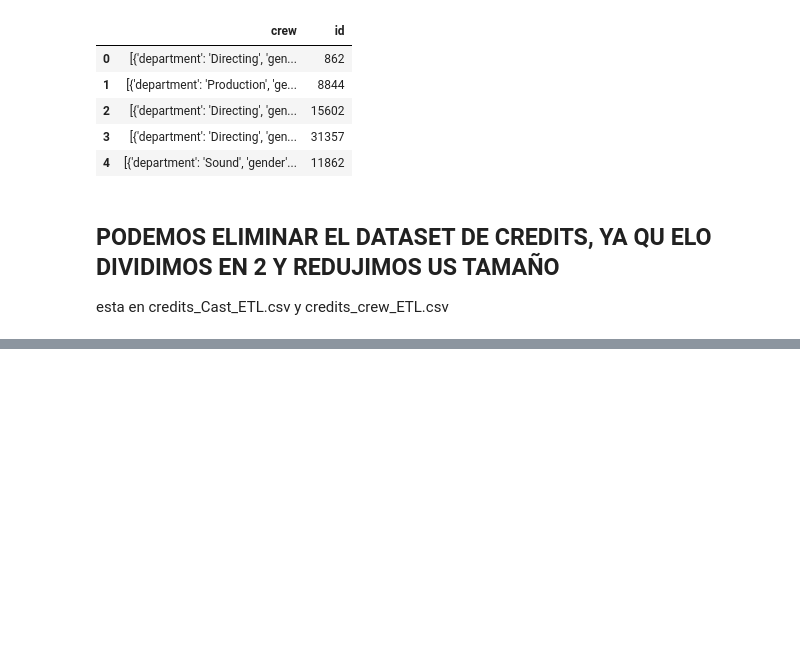
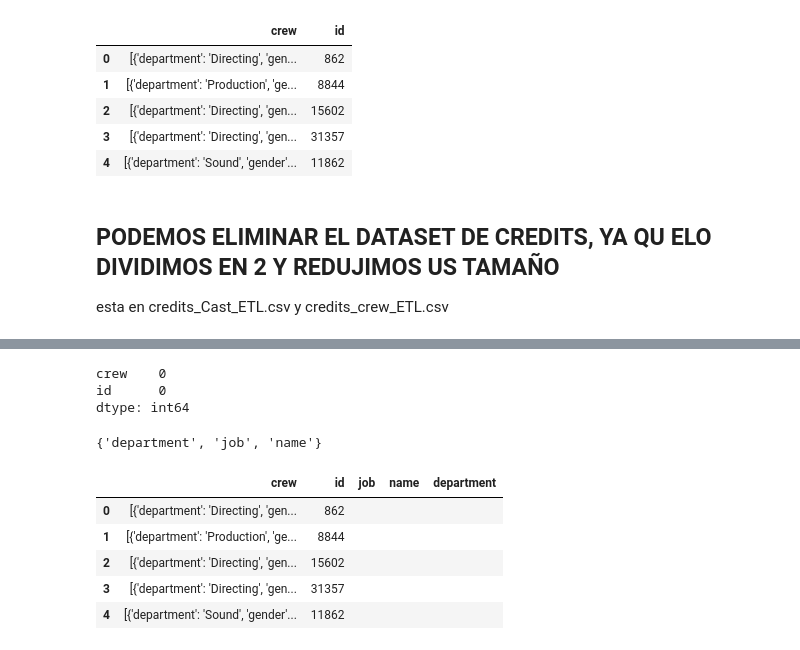
Before and after one commit to AndresOlascoaga/Movie_ETL-API, a Jupyter notebook: ETLCREDITS.ipynb, the cells around one changed output, grey strips where cells are left out. Cells and saved outputs as stored; diff of their text form; code cells hidden in the pictures; blank space fills up the shorter version.

```diff
--- a/ETLCREDITS.ipynb
+++ b/ETLCREDITS.ipynb
@@ -538,0 +381,4 @@ df_movies.shape
+# %%
+# Filtrar los diccionarios para eliminar las claves no deseadas o que no seran de utilidad
+patrones = re.compile(r'profile_path|gender')
+df_crew['crew'] = df_crew['crew'].apply(lambda lista: [{k: v for k, v in diccionario.items() if not patrones.search(k)} for diccionario in lista])
@@ -538,0 +406,38 @@ df_movies.shape
+# %%
+df_crew.isnull().sum()
+# %% [output]
+crew    0
+id      0
+dtype: int64
+# %%
+# Crea una lista para almacenar las claves únicas de los diccionarios de la columna cast en df_crew
+keys_crew = []
+
+# Itera sobre cada fila del DataFrame
+for index, row in df_crew.iterrows():
+    # Accede a la lista de diccionarios en la columna "crew" de la fila actual
+    Crew_list = row['crew']
+    # Itera sobre cada diccionario en la lista
+    for dictionary in Crew_list:
+        # Obtiene las claves del diccionario
+        keys_crew.extend(dictionary.keys())
+# %%
+#eliminamos las keys repetidas
+keys_crew = set(keys_crew)
+# %%
+keys_crew
+# %% [output]
+{'department', 'job', 'name'}
+# %%
+#asignamos las keys como nueva columna en el df para posteriormente rellenar con los datos
+for i in keys_crew:
+    df_crew[i] = ''
+# %%
+df_crew.head()
+# %% [output]
+|  | crew | id | job | name | department |
+| 0 | [{'department': 'Directing', 'gen... | 862 |  |  |  |
+| 1 | [{'department': 'Production', 'ge... | 8844 |  |  |  |
+| 2 | [{'department': 'Directing', 'gen... | 15602 |  |  |  |
+| 3 | [{'department': 'Directing', 'gen... | 31357 |  |  |  |
+| 4 | [{'department': 'Sound', 'gender'... | 11862 |  |  |  |
```
Also changed, not shown: parts of 91 cells of this notebook, 9 other files.
